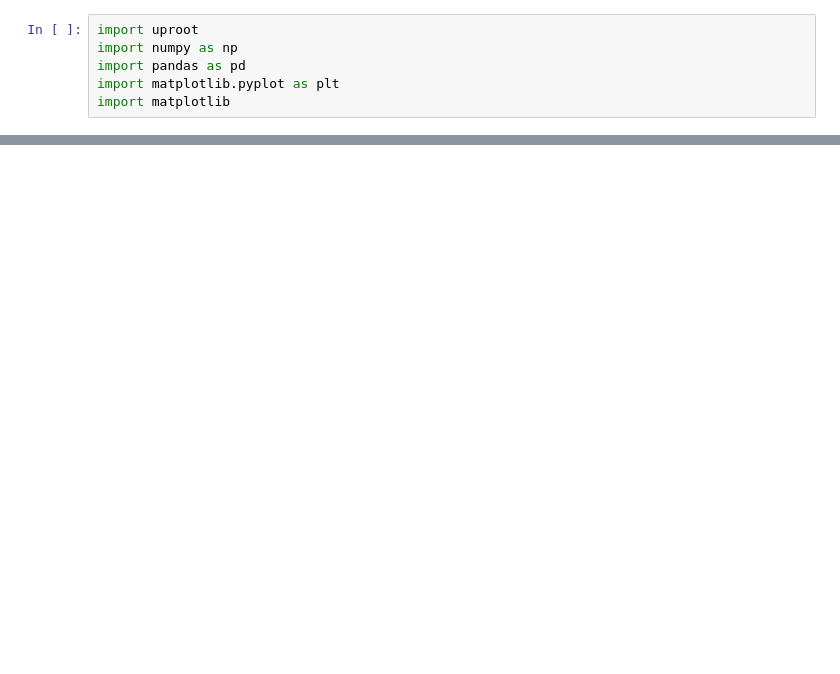
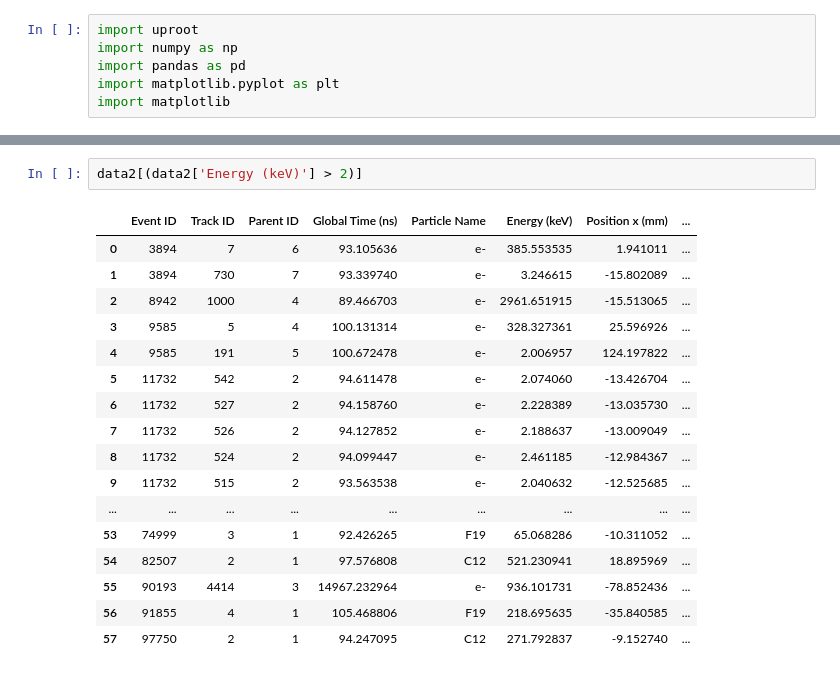
Before and after one commit to ArktisDev/Migdal, a Jupyter notebook: analysis/graphing/Migdal Analysis.ipynb, the cells around one changed output, grey strips where cells are left out. Drawn from its saved outputs; the diff is of its cells as text; blank space fills up the shorter version.

```diff
--- a/analysis/graphing/Migdal Analysis.ipynb
+++ b/analysis/graphing/Migdal Analysis.ipynb
@@ -32,0 +25,20 @@ data[(data['Edep 2 (keV)'] > 2) & (data['Distance (mm)'] < 15) & ~(data['Particl
+# %%
+data2[(data2['Energy (keV)'] > 2)]
+# %% [output]
+|  | Event ID | Track ID | Parent ID | Global Time (ns) | Particle Name | Energy (keV) | Position x (mm) | ... |
+| 0 | 3894 | 7 | 6 | 93.105636 | e- | 385.553535 | 1.941011 | ... |
+| 1 | 3894 | 730 | 7 | 93.339740 | e- | 3.246615 | -15.802089 | ... |
+| 2 | 8942 | 1000 | 4 | 89.466703 | e- | 2961.651915 | -15.513065 | ... |
+| 3 | 9585 | 5 | 4 | 100.131314 | e- | 328.327361 | 25.596926 | ... |
+| 4 | 9585 | 191 | 5 | 100.672478 | e- | 2.006957 | 124.197822 | ... |
+| 5 | 11732 | 542 | 2 | 94.611478 | e- | 2.074060 | -13.426704 | ... |
+| 6 | 11732 | 527 | 2 | 94.158760 | e- | 2.228389 | -13.035730 | ... |
+| 7 | 11732 | 526 | 2 | 94.127852 | e- | 2.188637 | -13.009049 | ... |
+| 8 | 11732 | 524 | 2 | 94.099447 | e- | 2.461185 | -12.984367 | ... |
+| 9 | 11732 | 515 | 2 | 93.563538 | e- | 2.040632 | -12.525685 | ... |
+| ... | ... | ... | ... | ... | ... | ... | ... | ... |
+| 53 | 74999 | 3 | 1 | 92.426265 | F19 | 65.068286 | -10.311052 | ... |
+| 54 | 82507 | 2 | 1 | 97.576808 | C12 | 521.230941 | 18.895969 | ... |
+| 55 | 90193 | 4414 | 3 | 14967.232964 | e- | 936.101731 | -78.852436 | ... |
+| 56 | 91855 | 4 | 1 | 105.468806 | F19 | 218.695635 | -35.840585 | ... |
+| 57 | 97750 | 2 | 1 | 94.247095 | C12 | 271.792837 | -9.152740 | ... |
```
Also changed, not shown: parts of 6 cells of this notebook, 9 other files.
